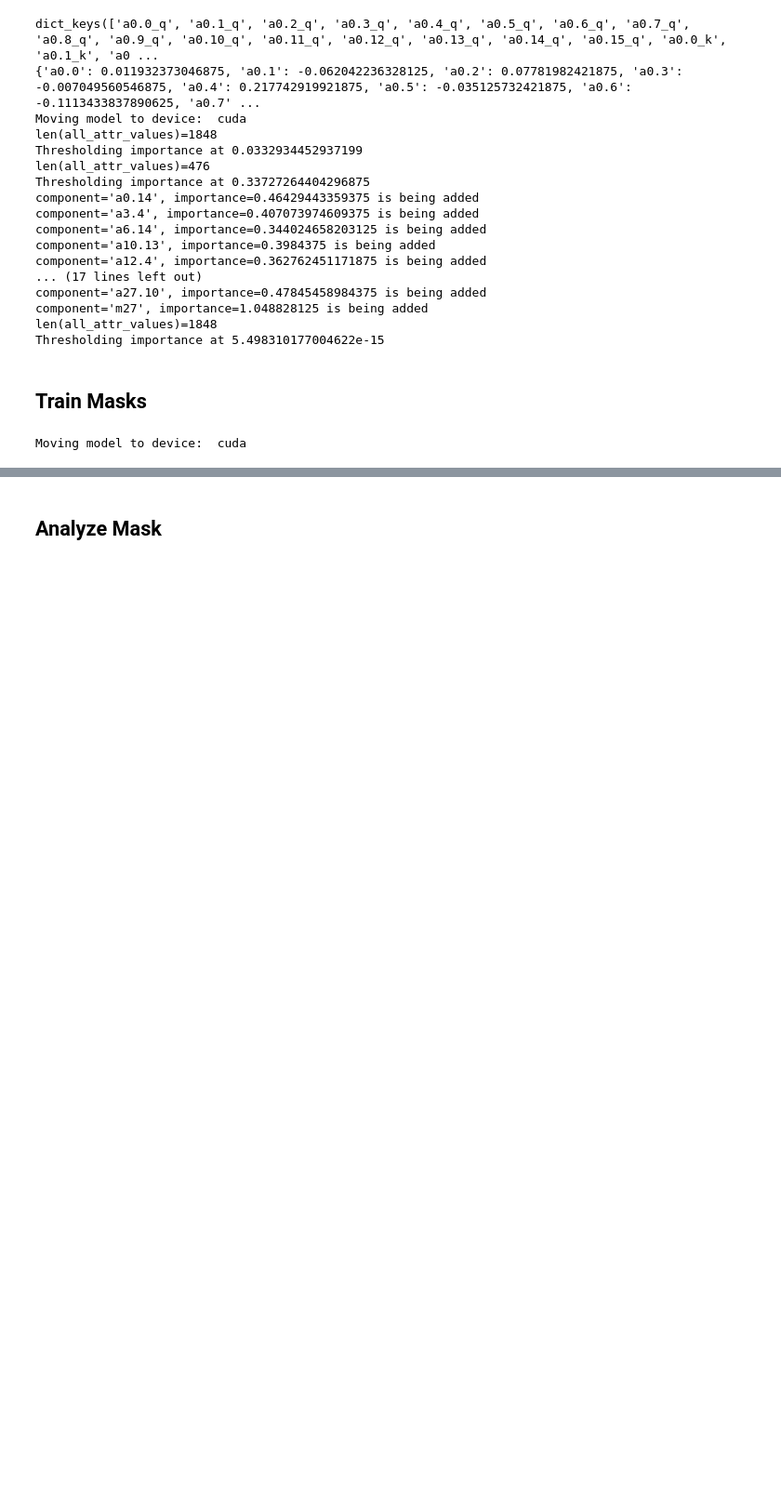
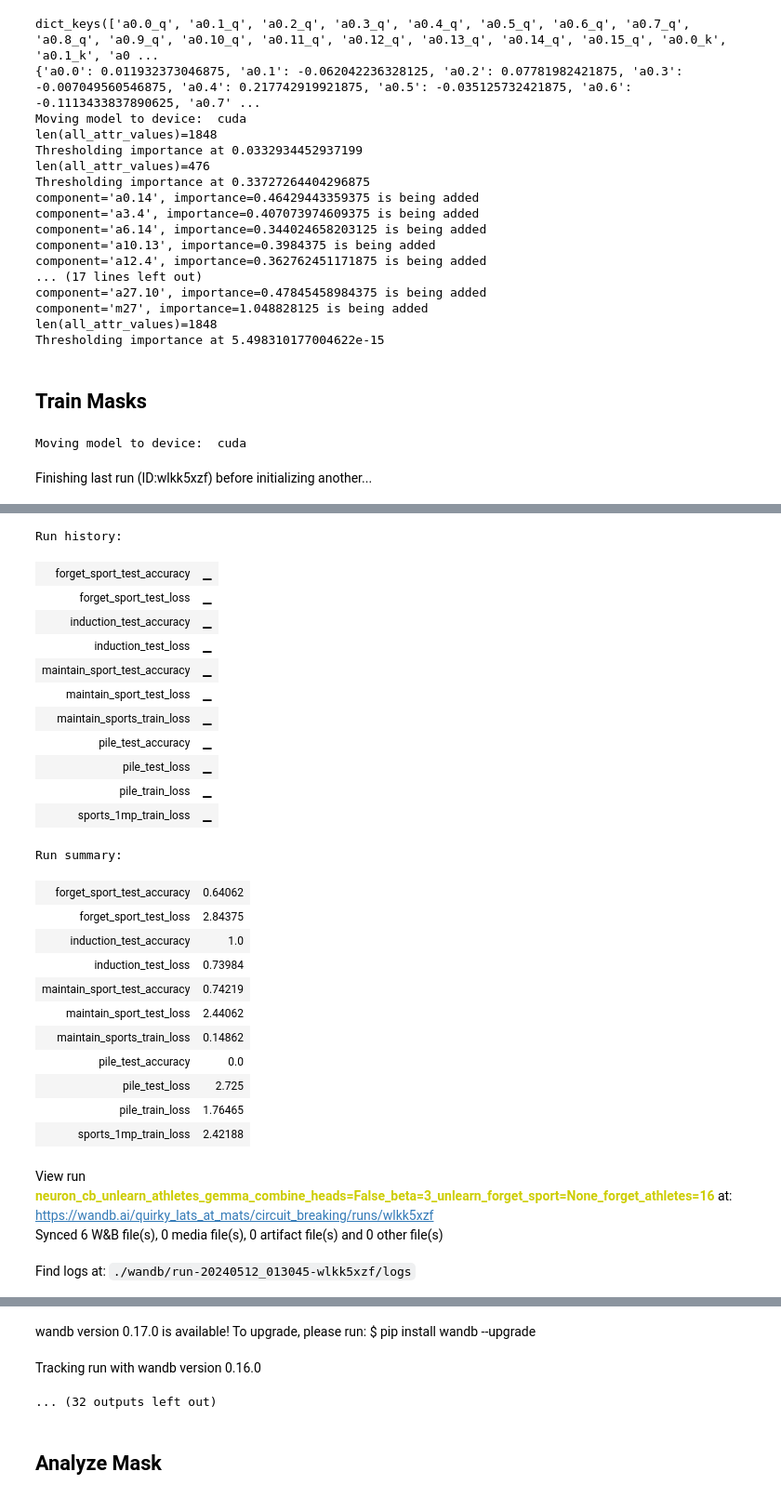
Before and after one commit to magikarp01/mechanistic-unlearning, a Jupyter notebook: neuron_cb.ipynb, the cells around one changed output, grey strips where cells are left out. Shown at 93% size. Cells and saved outputs as stored; diff of their text form; code cells hidden in the pictures; blank space fills up the shorter version.

```diff
--- a/neuron_cb.ipynb
+++ b/neuron_cb.ipynb
@@ -184,17 +184,17 @@ top_p = 5
 # n_epochs = 100
 # grad_accum_steps = 16
 learning_rate = 5e-2
-n_epochs = 500
+n_epochs = 50
 grad_accum_steps = 8
 # max_gpu_batch_size=8
 beta = 3
 clip_grad = 1
 
-evaluate_every = 10
+evaluate_every = 5
 n_eval_iters = 5
-deep_evaluate_every = 25
+deep_evaluate_every = 5
 do_adversarial_evals = False
-do_side_effects_evals = False
+do_side_effects_evals = True
 
 model.reset_hooks()
 model.cuda()
@@ -205,8 +205,8 @@ if use_wandb:
     wandb.init(project="circuit_breaking", name=f"neuron_cb_unlearn_athletes_{model_type}_{combine_heads=}_{beta=}_unlearn_{forget_sport=}_{forget_athletes=}")
     wandb.config.update({"model_type": model_type, "combine_heads": combine_heads, "beta": beta, "forget_sport": forget_sport, "forget_athletes": forget_athletes})
 
-# for mask_type in mask_init_funcs:
-for mask_type in ["nonlocalized"]:
+for mask_type in mask_init_funcs:
+# for mask_type in ["nonlocalized"]:
     mask = mask_init_funcs[mask_type](model)
     mask.cuda()
 
@@ -256,7 +256,7 @@ for mask_type in ["nonlocalized"]:
                 task_accuracy = 0
                 for i in range(n_eval_iters):
                     task_loss += task.get_test_loss(model).item()
-                    task_accuracy += task.get_test_accuracy(model).item()
+                    task_accuracy += task.get_test_accuracy(model)
                 all_test_losses[task_name].append(task_loss / n_eval_iters)
                 if use_wandb:
                     wandb.log({f"{task_name}_test_loss": task_loss / n_eval_iters}, step=epoch)
@@ -267,7 +267,10 @@ for mask_type in ["nonlocalized"]:
                 adversarial_evals.append(adversarial_sports_eval(model, model_type=model_type, batch_size=eval_batch_size, use_system_prompt=True))
             if do_side_effects_evals:
                 print("Running side effects evals")
-                side_effect_evals.append(run_side_effects_evals(model, model_type=model_type, batch_size=eval_batch_size, evals_to_run=["Sports Answers"]))
+                side_effect_evals.append(run_side_effects_evals(model, model_type=model_type, batch_size=eval_batch_size, evals_to_run=["General"]))
+                if use_wandb:
+                    wandb.log(side_effect_evals[-1]["General"], step=epoch)
+
 
     os.makedirs(f"{save_dir}/masks", exist_ok=True)
     torch.save(mask.state_dict(), f"{save_dir}/masks/{model_type}_{mask_type}_{combine_heads=}_{beta=}_unlearn_{forget_sport=}_{forget_athletes=}.pt")
@@ -278,5 +281,9 @@ for mask_type in ["nonlocalized"]:
     mask.cpu()
     model.reset_hooks()
     del mask
+
+if use_wandb:
+    wandb.finish()
 # %% [output]
 Moving model to device:  cuda
+Finishing last run (ID:wlkk5xzf) before initializing another...
@@ -282,0 +291,27 @@ Moving model to device:  cuda
+Run history:
+| forget_sport_test_accuracy | ▁ |
+| forget_sport_test_loss | ▁ |
+| induction_test_accuracy | ▁ |
+| induction_test_loss | ▁ |
+| maintain_sport_test_accuracy | ▁ |
+| maintain_sport_test_loss | ▁ |
+| maintain_sports_train_loss | ▁ |
+| pile_test_accuracy | ▁ |
+| pile_test_loss | ▁ |
+| pile_train_loss | ▁ |
+| sports_1mp_train_loss | ▁ |
+Run summary:
+| forget_sport_test_accuracy | 0.64062 |
+| forget_sport_test_loss | 2.84375 |
+| induction_test_accuracy | 1.0 |
+| induction_test_loss | 0.73984 |
+| maintain_sport_test_accuracy | 0.74219 |
+| maintain_sport_test_loss | 2.44062 |
+| maintain_sports_train_loss | 0.14862 |
+| pile_test_accuracy | 0.0 |
+| pile_test_loss | 2.725 |
+| pile_train_loss | 1.76465 |
+| sports_1mp_train_loss | 2.42188 |
+View run neuron_cb_unlearn_athletes_gemma_combine_heads=False_beta=3_unlearn_forget_sport=None_forget_athletes=16 at: https://wandb.ai/quirky_lats_at_mats/circuit_breaking/runs/wlkk5xzf
+Synced 6 W&B file(s), 0 media file(s), 0 artifact file(s) and 0 other file(s)
+Find logs at: ./wandb/run-20240512_013045-wlkk5xzf/logs
@@ -283,3 +319,6 @@ Moving model to device:  cuda
+wandb version 0.17.0 is available! To upgrade, please run: $ pip install wandb --upgrade
+Tracking run with wandb version 0.16.0
+... (32 outputs left out)
 # %%
 # mask = MLPHiddenMask(model).cuda()
 from collections import defaultdict
```
Also changed, not shown: parts of 4 cells of this notebook, 1 other file.
